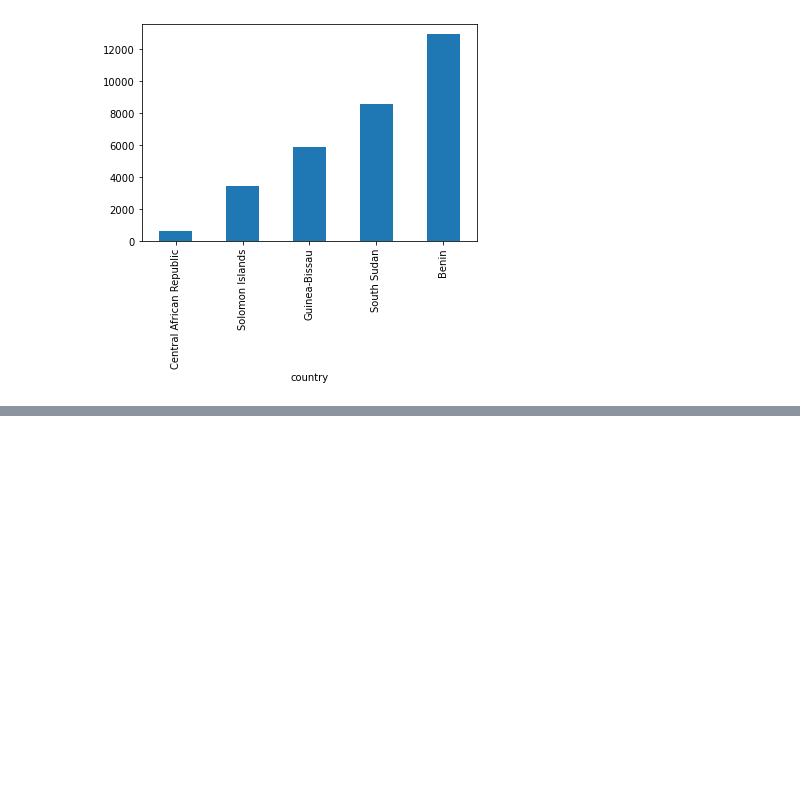
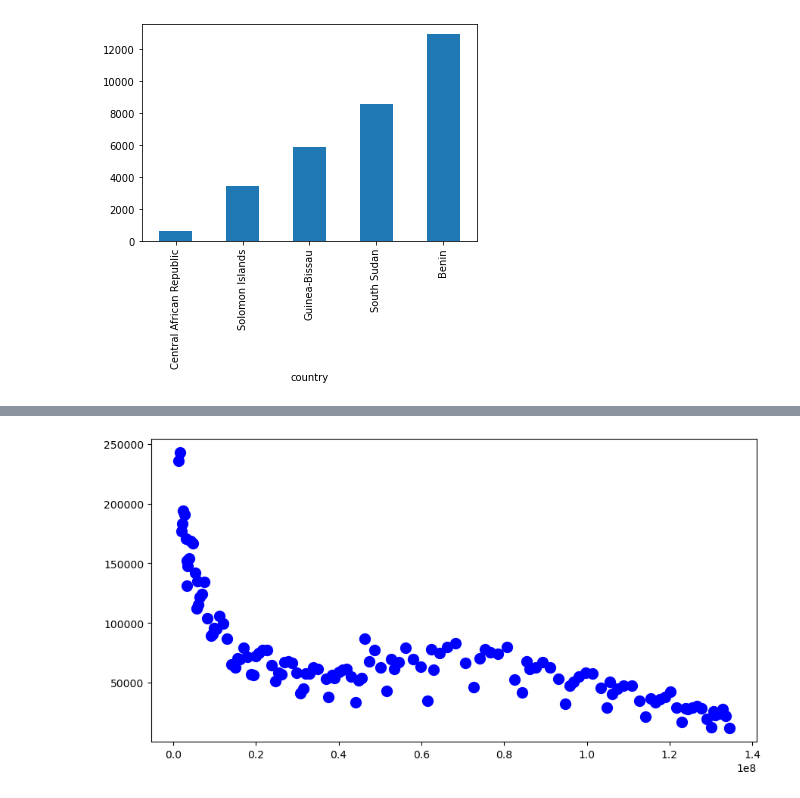
Before and after one commit to LarinDen/sf_ds, a Jupyter notebook: SkillFactory/PY_13. Визуализация данных/covid-19.ipynb, the cells around one changed output, grey strips where cells are left out. Drawn from its saved outputs; the diff is of its cells as text; code cells hidden in the pictures; blank space fills up the shorter version.

Commit message:
MathPlotLib

```diff
--- a/SkillFactory/PY_13. Визуализация данных/covid-19.ipynb
+++ b/SkillFactory/PY_13. Визуализация данных/covid-19.ipynb
@@ -286,0 +298,21 @@ covid_df.groupby(['country'])['total_vaccinations'].last().nsmallest(5).plot(kin
+# %%
+import matplotlib.pyplot as plt
+%matplotlib inline
+plt.style.use('default')
+# %%
+us_data = covid_df[covid_df['country'] == 'United States']
+# Поле 8*4 дюйма
+fig = plt.figure(figsize=(8, 4))
+# Система координат, от нуля, на всё поле (100% = 1)
+axes = fig.add_axes([0, 0, 1, 1])
+# На диаграмме рассеяния по оси абсцисс откладываем суммарное число поставленных вакцин,
+# а по оси ординат — ежедневный прирост заболевших:
+axes.scatter(
+    x=us_data['people_fully_vaccinated'],
+    y=us_data['daily_confirmed'],
+    s=100,
+    marker='o',
+    c = 'blue'
+);
+# %% [output]
+[figure, added]
```
Also changed, not shown: parts of 17 cells of this notebook, 1 other file.
